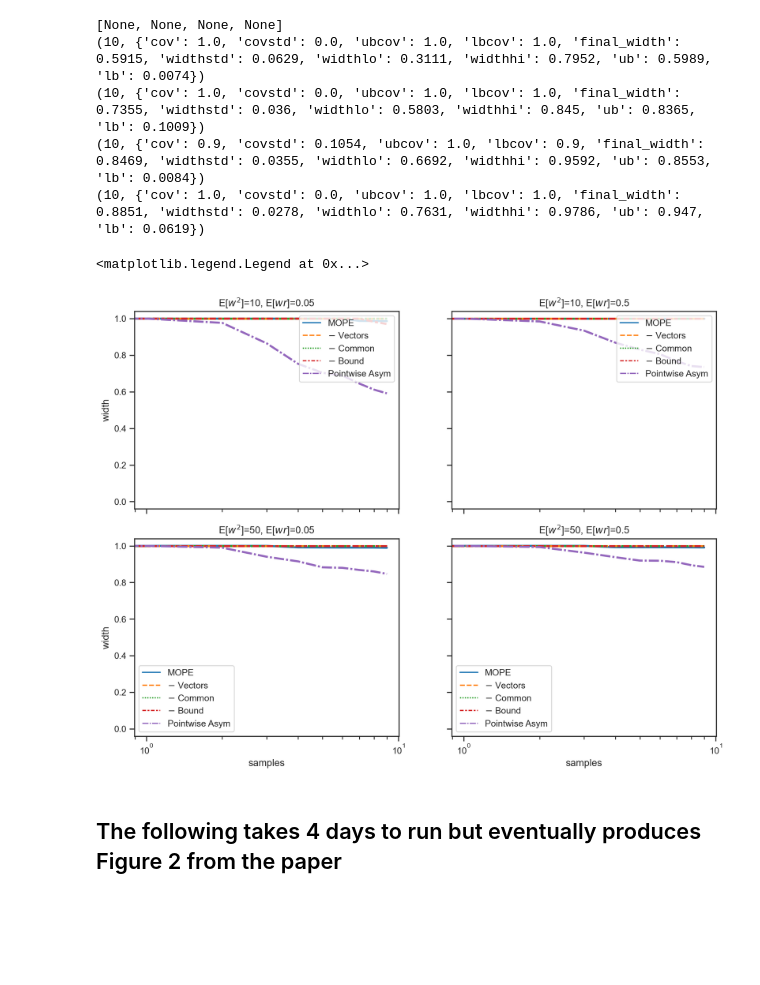
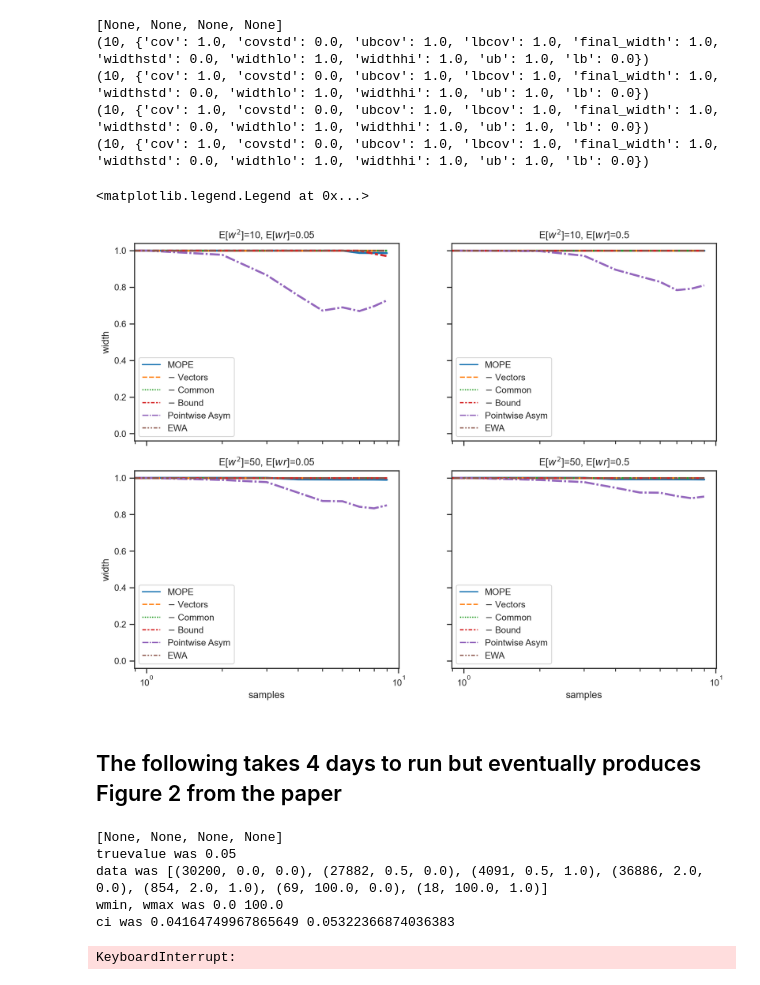
Before and after one commit to zmhammedi/mope, a Jupyter notebook: Betting-Width.ipynb, the cells around one changed output. Drawn from its saved outputs; the diff is of its cells as text; code cells hidden in the pictures; blank space fills up the shorter version.

```diff
--- a/Betting-Width.ipynb
+++ b/Betting-Width.ipynb
@@ -25,36 +26,38 @@ if __name__ ==  '__main__':
 
 for wsq in wsqs:
     for tv in tvs:
-        pointwise_asym = experiments.evaluate(f'widthpointasym_{wsq}_{tv}.pkl', experiments.pointwise_asym_ci, alpha=0.05, ndata=N, reps=10, wsq=wsq, tv=tv)
+        #pointwise_asym = experiments.evaluate(f'widthpointasym_{wsq}_{tv}.pkl', experiments.pointwise_asym_ci, alpha=0.05, ndata=N, reps=2, wsq=wsq, tv=tv)
+        #supermartingale = experiments.evaluate(f'widthsupermartingale_{wsq}_{tv}.pkl', experiments.cs_via_supermartingale_debug, alpha=0.05, ndata=N, reps=2, wsq=wsq, tv=tv)
+        supermartingale = experiments.evaluate(f'widthEWA_{wsq}_{tv}.pkl', experiments.cs_via_EWA_debug, alpha=0.05, ndata=N, reps=2, wsq=wsq, tv=tv)
 # %% [output]
 [None, None, None, None]
-(10, {'cov': 1.0, 'covstd': 0.0, 'ubcov': 1.0, 'lbcov': 1.0, 'final_width': 0.5915, 'widthstd': 0.0629, 'widthlo': 0.3111, 'widthhi': 0.7952, 'ub': 0.5989, 'lb': 0.0074})
-(10, {'cov': 1.0, 'covstd': 0.0, 'ubcov': 1.0, 'lbcov': 1.0, 'final_width': 0.7355, 'widthstd': 0.036, 'widthlo': 0.5803, 'widthhi': 0.845, 'ub': 0.8365, 'lb': 0.1009})
-(10, {'cov': 0.9, 'covstd': 0.1054, 'ubcov': 1.0, 'lbcov': 0.9, 'final_width': 0.8469, 'widthstd': 0.0355, 'widthlo': 0.6692, 'widthhi': 0.9592, 'ub': 0.8553, 'lb': 0.0084})
-(10, {'cov': 1.0, 'covstd': 0.0, 'ubcov': 1.0, 'lbcov': 1.0, 'final_width': 0.8851, 'widthstd': 0.0278, 'widthlo': 0.7631, 'widthhi': 0.9786, 'ub': 0.947, 'lb': 0.0619})
+(10, {'cov': 1.0, 'covstd': 0.0, 'ubcov': 1.0, 'lbcov': 1.0, 'final_width': 1.0, 'widthstd': 0.0, 'widthlo': 1.0, 'widthhi': 1.0, 'ub': 1.0, 'lb': 0.0})
+(10, {'cov': 1.0, 'covstd': 0.0, 'ubcov': 1.0, 'lbcov': 1.0, 'final_width': 1.0, 'widthstd': 0.0, 'widthlo': 1.0, 'widthhi': 1.0, 'ub': 1.0, 'lb': 0.0})
+(10, {'cov': 1.0, 'covstd': 0.0, 'ubcov': 1.0, 'lbcov': 1.0, 'final_width': 1.0, 'widthstd': 0.0, 'widthlo': 1.0, 'widthhi': 1.0, 'ub': 1.0, 'lb': 0.0})
+(10, {'cov': 1.0, 'covstd': 0.0, 'ubcov': 1.0, 'lbcov': 1.0, 'final_width': 1.0, 'widthstd': 0.0, 'widthlo': 1.0, 'widthhi': 1.0, 'ub': 1.0, 'lb': 0.0})
 # %%
-legend = {'2d': 'MOPE', '1d': '$-$ Vectors', 'iqp': '$-$ Common', 'log': '$-$ Bound', 'pointasym': 'Pointwise Asym'}
+legend = {'2d': 'MOPE', '1d': '$-$ Vectors', 'iqp': '$-$ Common', 'log': '$-$ Bound', 'pointasym': 'Pointwise Asym','EWA': 'EWA'}
 fig, ax = plt.subplots(2,2, sharex='col', sharey='row', figsize=(12.8, 9.6), dpi=200, gridspec_kw={'hspace': 0.15})
 for i,wsq in enumerate((10, 50)):
     for j,tv in enumerate((0.05, 0.5)):
         d = {}
-        for method in '2d','1d','iqp','log', 'pointasym':
+        for method in '2d','1d','iqp','log', 'pointasym','EWA':
             name = f'width{method}_{wsq}_{tv}.pkl'
             with open(name, 'rb') as pkl:
                 d[legend[method]] = pickle.load(pkl)[1]['width']
         experiments.plotit(d,f'E[$w^2$]={wsq}, E[$wr$]={tv}', ax=ax[i,j])
 ax[0,0].set(xscale="log")
 ax[0,1].set(xscale="log")
-ax[0,0].legend(loc='upper right')
-ax[0,1].legend(loc='upper right')
+ax[0,0].legend(loc='lower left')
+ax[0,1].legend(loc='lower left')
 #fig.savefig('width.pdf', bbox_inches='tight', pad_inches=0)
 # %% [output]
 <matplotlib.legend.Legend at 0x...>
-[figure, old version]
+[figure, new version]
 # %% [markdown]
 ## The following takes 4 days to run but eventually produces Figure 2 from the paper
 # %%
-N = 500000
+N = 100000
 wsqs = (10,50)
 tvs = (0.05, 0.5)
 
@@ -66,5 +69,14 @@ if __name__ ==  '__main__':
 
 for wsq in wsqs:
     for tv in tvs:
-        pointwise_asym = experiments.evaluate(f'widthpointasym_{wsq}_{tv}.pkl', experiments.pointwise_asym_ci, alpha=0.05, ndata=N, reps=10, wsq=wsq, tv=tv)
+        #pointwise_asym = experiments.evaluate(f'widthpointasym_{wsq}_{tv}.pkl', experiments.pointwise_asym_ci, alpha=0.05, ndata=N, reps=10, wsq=wsq, tv=tv)
+        supermartingale = experiments.evaluate(f'widthEWA_{wsq}_{tv}.pkl', experiments.cs_via_EWA_debug, alpha=0.05, ndata=N, reps=10, wsq=wsq, tv=tv)
+        supermartingale = experiments.evaluate(f'widthsupermartingale_{wsq}_{tv}.pkl', experiments.cs_via_supermartingale_debug, alpha=0.05, ndata=N, reps=10, wsq=wsq, tv=tv)
+# %% [output]
+[None, None, None, None]
+truevalue was 0.05
+data was [(30200, 0.0, 0.0), (27882, 0.5, 0.0), (4091, 0.5, 1.0), (36886, 2.0, 0.0), (854, 2.0, 1.0), (69, 100.0, 0.0), (18, 100.0, 1.0)]
+wmin, wmax was 0.0 100.0
+ci was 0.04164749967865649 0.05322366874036383
+KeyboardInterrupt:
 # %%
```
Also changed, not shown: parts of 4 cells of this notebook, 40 other files.
